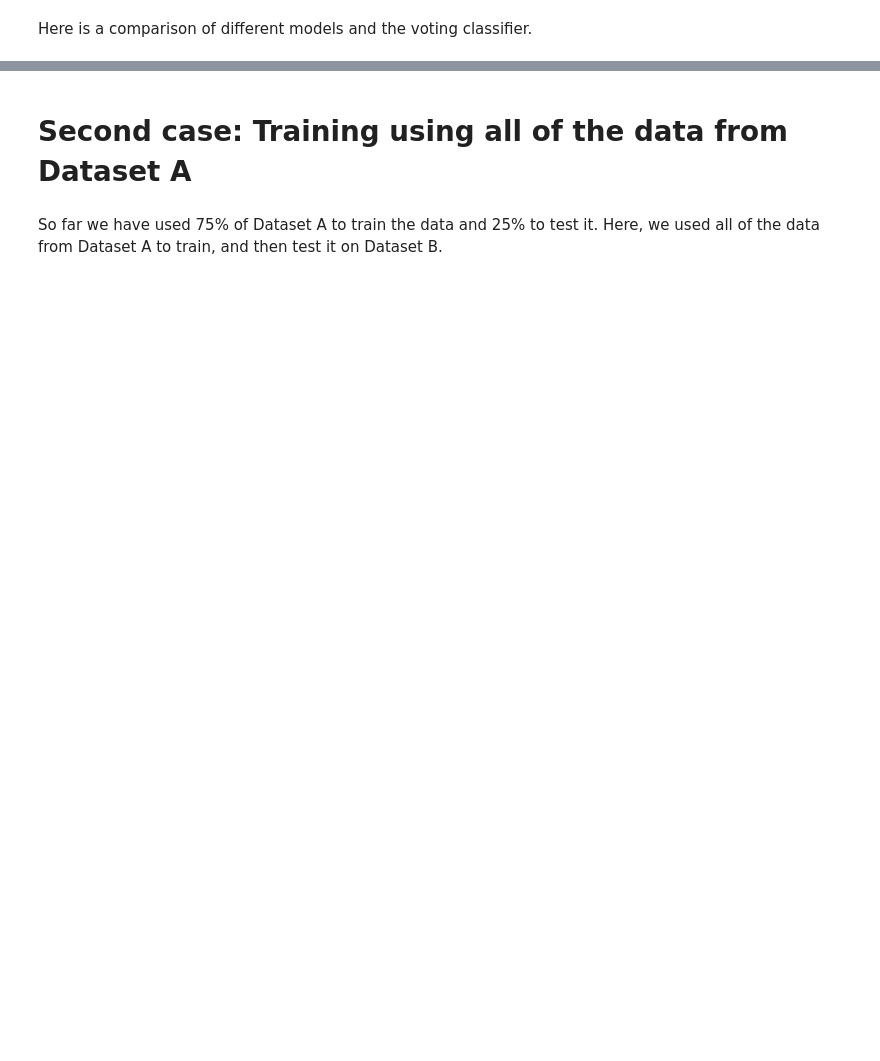
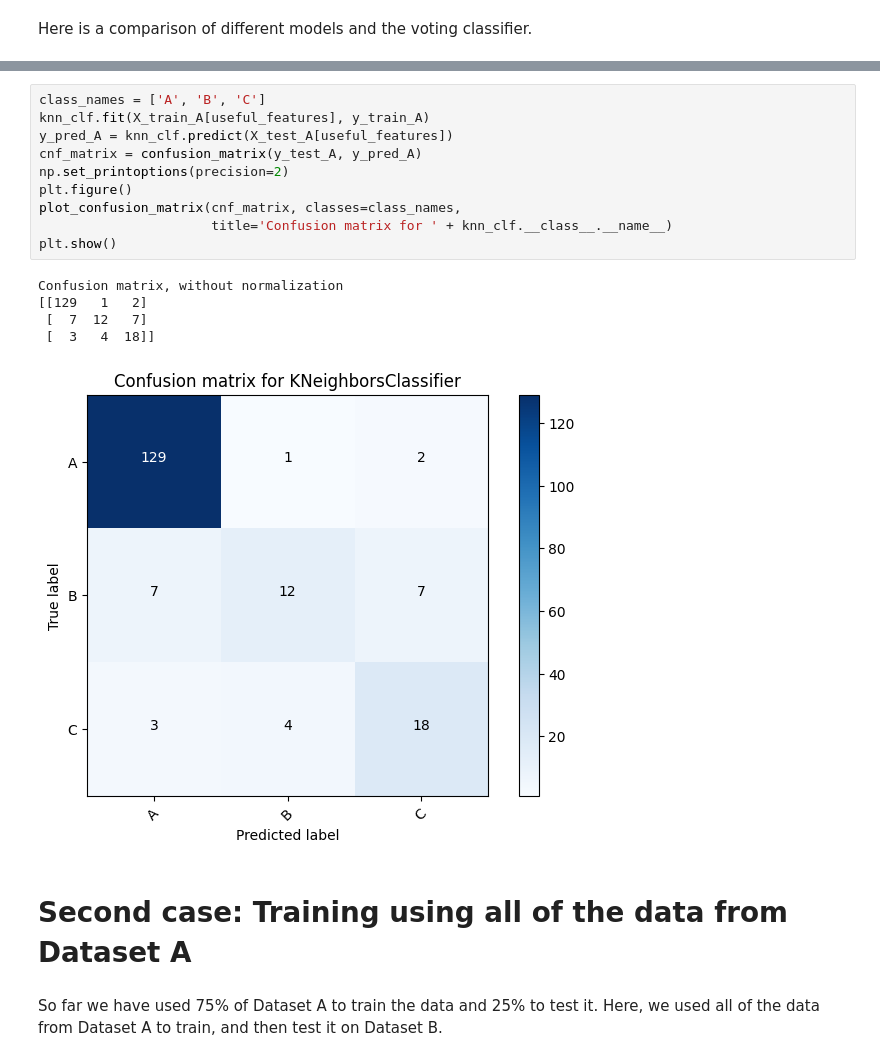
Before and after one commit to NimaFrj/Kaggle-Notebooks, a Jupyter notebook: transformer-paper.ipynb, the cells around one changed output, grey strips where cells are left out. Drawn from its saved outputs; the diff is of its cells as text; blank space fills up the shorter version.

```diff
--- a/transformer-paper.ipynb
+++ b/transformer-paper.ipynb
@@ -254,3 +249,19 @@ Confusion matrix, without normalization
+# %%
+class_names = ['A', 'B', 'C']
+knn_clf.fit(X_train_A[useful_features], y_train_A)
+y_pred_A = knn_clf.predict(X_test_A[useful_features])
+cnf_matrix = confusion_matrix(y_test_A, y_pred_A)
+np.set_printoptions(precision=2)
+plt.figure()
+plot_confusion_matrix(cnf_matrix, classes=class_names,
+                      title='Confusion matrix for ' + knn_clf.__class__.__name__)
+plt.show()
+# %% [output]
+Confusion matrix, without normalization
+[[129   1   2]
+ [  7  12   7]
+ [  3   4  18]]
+[figure, added]
 # %% [markdown]
 # Second case: Training using all of the data from Dataset A
 # %% [markdown]
```
Also changed, not shown: parts of 12 cells of this notebook.
